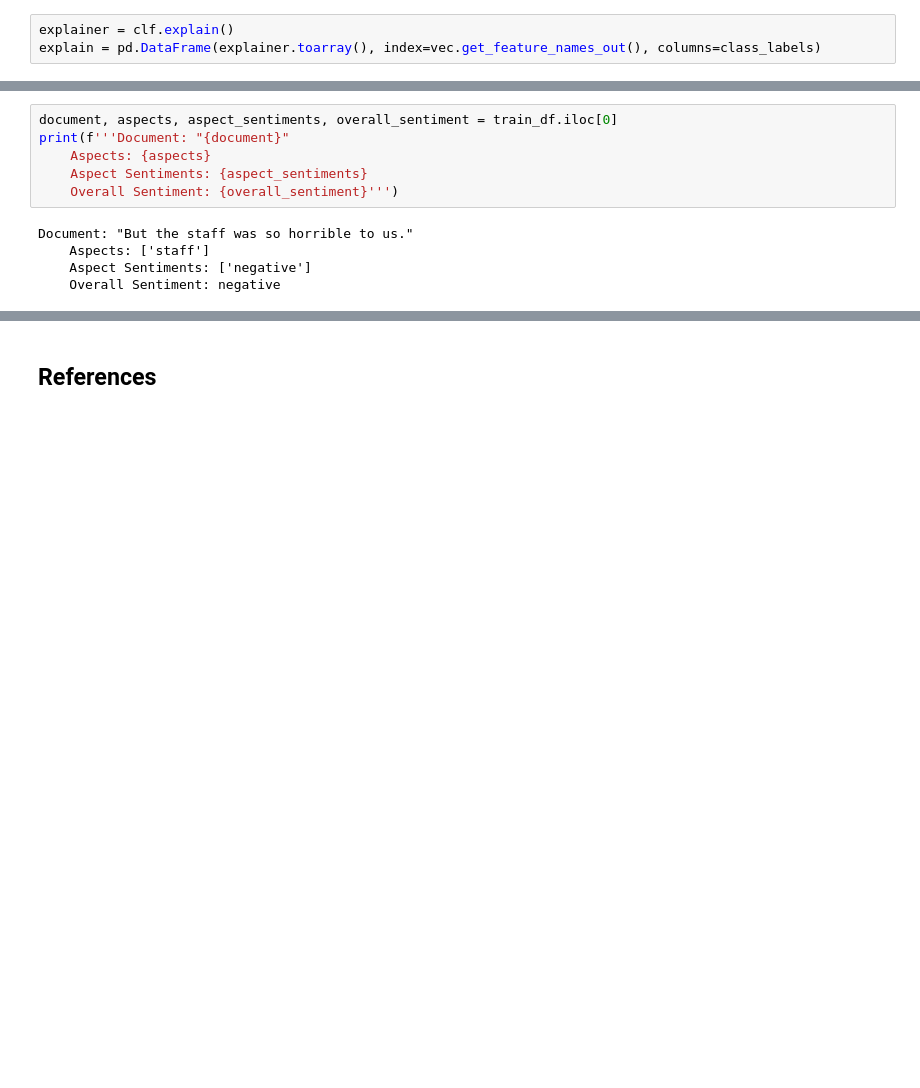
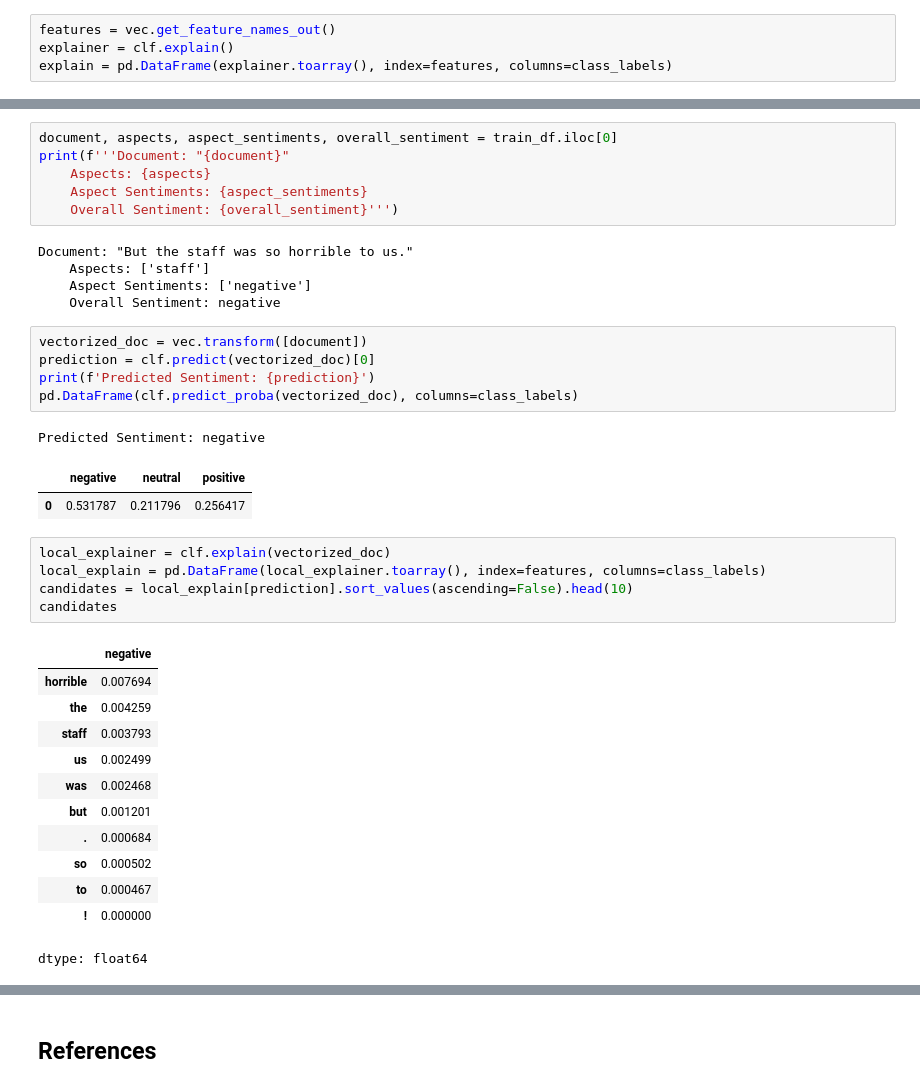
Before and after one commit to tabaraei/aspect-based-sentiment-analysis, a Jupyter notebook: ABSA.ipynb, the cells around one changed output, grey strips where cells are left out. Cells and saved outputs as stored; diff of their text form; blank space fills up the shorter version.

Commit message:
extracted candidates aspect and opinions

```diff
--- a/ABSA.ipynb
+++ b/ABSA.ipynb
@@ -148,8 +159,9 @@ _ = ax.set(xlabel='Predicted Labels', ylabel='True Labels', title='Confusion Mat
 # %% [markdown]
 ## Explanation
 # %%
+features = vec.get_feature_names_out()
 explainer = clf.explain()
-explain = pd.DataFrame(explainer.toarray(), index=vec.get_feature_names_out(), columns=class_labels)
+explain = pd.DataFrame(explainer.toarray(), index=features, columns=class_labels)
 # %%
 explain['positive'].sort_values(ascending=False).head()
 # %% [output]
@@ -181,3 +193,30 @@ Document: "But the staff was so horrible to us."
     Aspects: ['staff']
     Aspect Sentiments: ['negative']
     Overall Sentiment: negative
+# %%
+vectorized_doc = vec.transform([document])
+prediction = clf.predict(vectorized_doc)[0]
+print(f'Predicted Sentiment: {prediction}')
+pd.DataFrame(clf.predict_proba(vectorized_doc), columns=class_labels)
+# %% [output]
+Predicted Sentiment: negative
+|  | negative | neutral | positive |
+| 0 | 0.531787 | 0.211796 | 0.256417 |
+# %%
+local_explainer = clf.explain(vectorized_doc)
+local_explain = pd.DataFrame(local_explainer.toarray(), index=features, columns=class_labels)
+candidates = local_explain[prediction].sort_values(ascending=False).head(10)
+candidates
+# %% [output]
+|  | negative |
+| horrible | 0.007694 |
+| the | 0.004259 |
+| staff | 0.003793 |
+| us | 0.002499 |
+| was | 0.002468 |
+| but | 0.001201 |
+| . | 0.000684 |
+| so | 0.000502 |
+| to | 0.000467 |
+| ! | 0.000000 |
+dtype: float64
```
Also changed, not shown: parts of 4 cells of this notebook.
